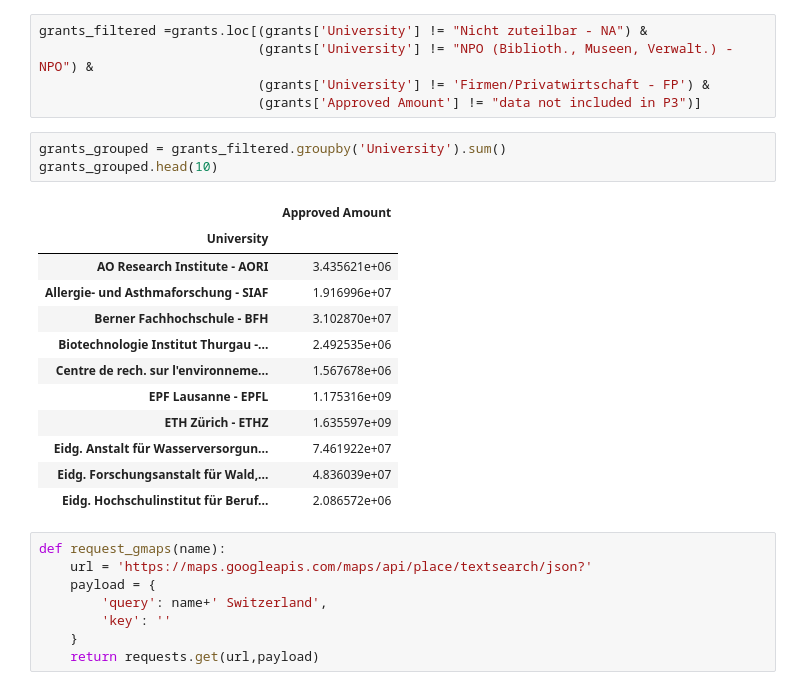
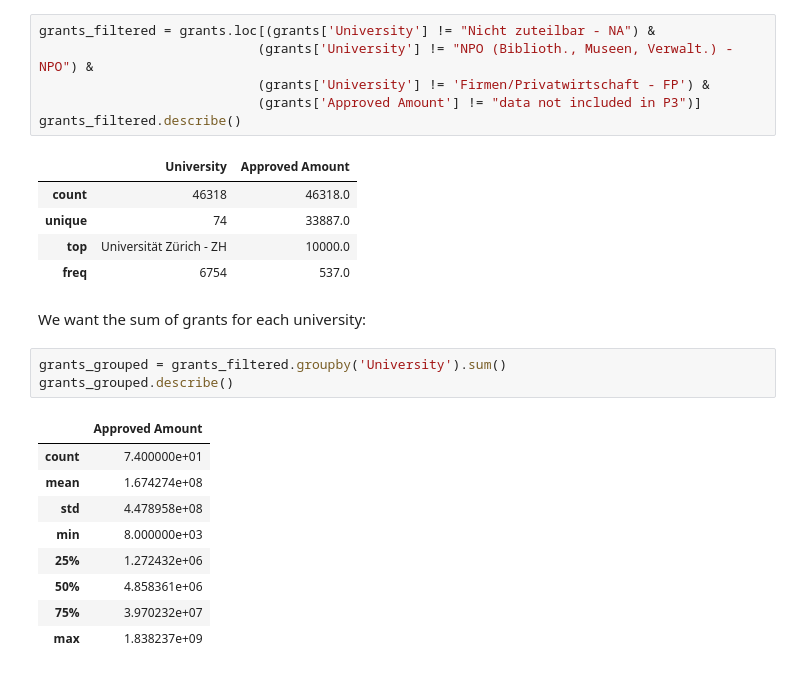
Before and after one commit to bojbilla/AdaHomeworks, a Jupyter notebook: 03 - Interactive Viz/HW3.ipynb, the cells around one changed output. Drawn from its saved outputs; the diff is of its cells as text.

```diff
--- a/03 - Interactive Viz/HW3.ipynb
+++ b/03 - Interactive Viz/HW3.ipynb
@@ -48,29 +59,27 @@ grants
 # %%
-grants_filtered =grants.loc[(grants['University'] != "Nicht zuteilbar - NA") &
+grants_filtered = grants.loc[(grants['University'] != "Nicht zuteilbar - NA") &
                             (grants['University'] != "NPO (Biblioth., Museen, Verwalt.) - NPO") &
                             (grants['University'] != 'Firmen/Privatwirtschaft - FP') &
                             (grants['Approved Amount'] != "data not included in P3")]
+grants_filtered.describe()
+# %% [output]
+|  | University | Approved Amount |
+| count | 46318 | 46318.0 |
+| unique | 74 | 33887.0 |
+| top | Universität Zürich - ZH | 10000.0 |
+| freq | 6754 | 537.0 |
+# %% [markdown]
+We want the sum of grants for each university:
 # %%
 grants_grouped = grants_filtered.groupby('University').sum()
-grants_grouped.head(10)
+grants_grouped.describe()
 # %% [output]
 |  | Approved Amount |
-| University |  |
-| AO Research Institute - AORI | 3.435621e+06 |
-| Allergie- und Asthmaforschung - SIAF | 1.916996e+07 |
-| Berner Fachhochschule - BFH | 3.102870e+07 |
-| Biotechnologie Institut Thurgau -... | 2.492535e+06 |
-| Centre de rech. sur l'environneme... | 1.567678e+06 |
-| EPF Lausanne - EPFL | 1.175316e+09 |
-| ETH Zürich - ETHZ | 1.635597e+09 |
-| Eidg. Anstalt für Wasserversorgun... | 7.461922e+07 |
-| Eidg. Forschungsanstalt für Wald,... | 4.836039e+07 |
-| Eidg. Hochschulinstitut für Beruf... | 2.086572e+06 |
+| count | 7.400000e+01 |
+| mean | 1.674274e+08 |
+| std | 4.478958e+08 |
+| min | 8.000000e+03 |
+| 25% | 1.272432e+06 |
+| 50% | 4.858361e+06 |
+| 75% | 3.970232e+07 |
+| max | 1.838237e+09 |
-# %%
-def request_gmaps(name):
-    url = 'https://maps.googleapis.com/maps/api/place/textsearch/json?'
-    payload = {
-        'query': name+' Switzerland',
-        'key': ''
-    }
-    return requests.get(url,payload)
```
Also changed, not shown: parts of 14 cells of this notebook, 1 other file.
